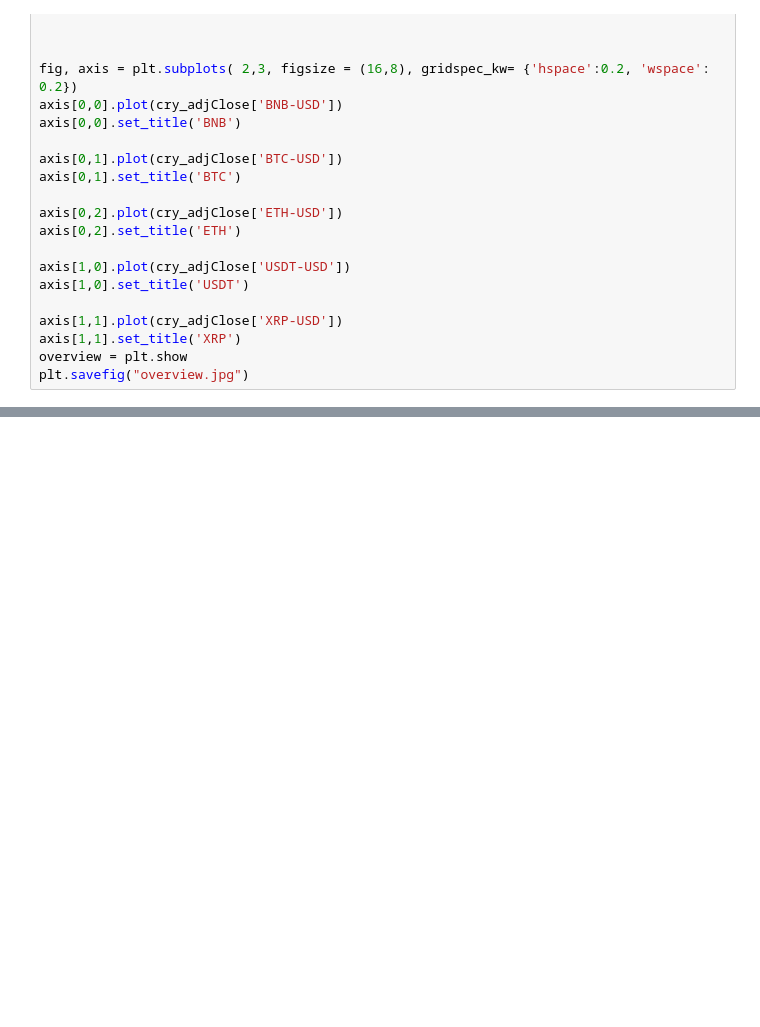
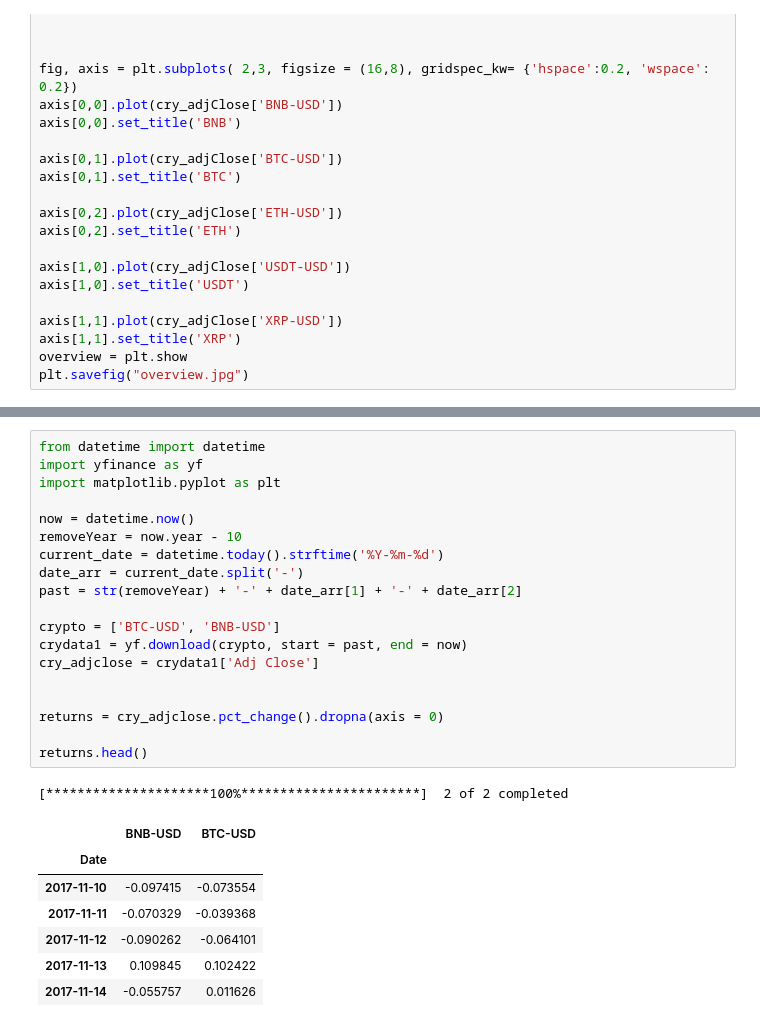
Before and after one commit to er1cyao/Crypto-Bot, a Jupyter notebook: data.ipynb, the cells around one changed output, grey strips where cells are left out. Drawn from its saved outputs; the diff is of its cells as text; blank space fills up the shorter version.

```diff
--- a/data.ipynb
+++ b/data.ipynb
@@ -50,0 +56,28 @@ plt.plot(cry_adjclose['BTC-USD'])
+# %%
+from datetime import datetime
+import yfinance as yf
+import matplotlib.pyplot as plt
+
+now = datetime.now()
+removeYear = now.year - 10
+current_date = datetime.today().strftime('%Y-%m-%d')
+date_arr = current_date.split('-')
+past = str(removeYear) + '-' + date_arr[1] + '-' + date_arr[2]
+
+crypto = ['BTC-USD', 'BNB-USD']
+crydata1 = yf.download(crypto, start = past, end = now)
+cry_adjclose = crydata1['Adj Close']
+
+
+returns = cry_adjclose.pct_change().dropna(axis = 0)
+
+returns.head()
+# %% [output]
+[*********************100%***********************]  2 of 2 completed
+|  | BNB-USD | BTC-USD |
+| Date |  |  |
+| 2017-11-10 | -0.097415 | -0.073554 |
+| 2017-11-11 | -0.070329 | -0.039368 |
+| 2017-11-12 | -0.090262 | -0.064101 |
+| 2017-11-13 | 0.109845 | 0.102422 |
+| 2017-11-14 | -0.055757 | 0.011626 |
```
Also changed, not shown: parts of 2 cells of this notebook, 2 other files.
